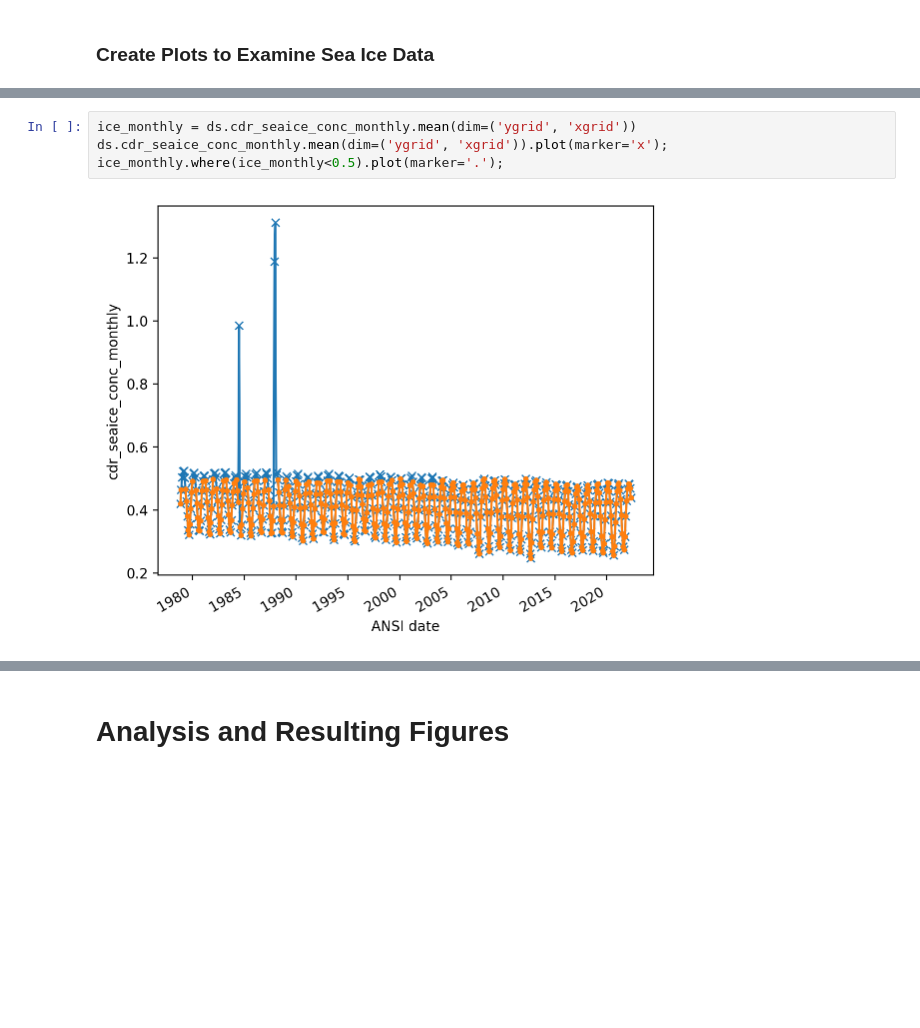
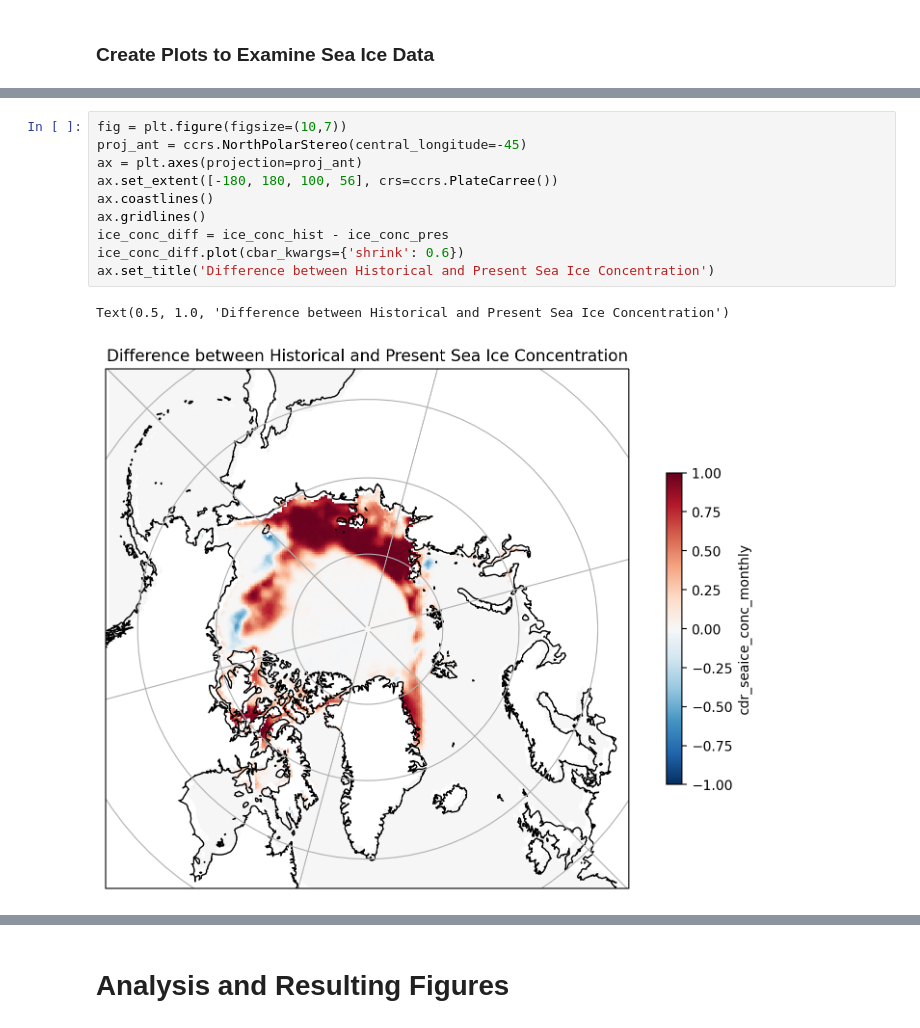
Before and after one commit to juliasimpson97/rces-final-project, a Jupyter notebook: final_project.ipynb, the cells around one changed output, grey strips where cells are left out. Saved outputs shown, nothing was run; the diff lists cells and outputs as text; blank space fills up the shorter version.

```diff
--- a/final_project.ipynb
+++ b/final_project.ipynb
@@ -251,6 +317,13 @@ ice_conc.plot(vmin=0, vmax=1, cbar_kwargs={'shrink': 0.5})
-# %%
-ice_monthly = ds.cdr_seaice_conc_monthly.mean(dim=('ygrid', 'xgrid'))
-ds.cdr_seaice_conc_monthly.mean(dim=('ygrid', 'xgrid')).plot(marker='x');
-ice_monthly.where(ice_monthly<0.5).plot(marker='.');
-# %% [output]
-[figure, removed]
+# %%
+fig = plt.figure(figsize=(10,7))
+proj_ant = ccrs.NorthPolarStereo(central_longitude=-45)
+ax = plt.axes(projection=proj_ant)
+ax.set_extent([-180, 180, 100, 56], crs=ccrs.PlateCarree())
+ax.coastlines()
+ax.gridlines()
+ice_conc_diff = ice_conc_hist - ice_conc_pres
+ice_conc_diff.plot(cbar_kwargs={'shrink': 0.6})
+ax.set_title('Difference between Historical and Present Sea Ice Concentration')
+# %% [output]
+Text(0.5, 1.0, 'Difference between Historical and Present Sea Ice Concentration')
+[figure, added]
```
Also changed, not shown: parts of 38 cells of this notebook.
